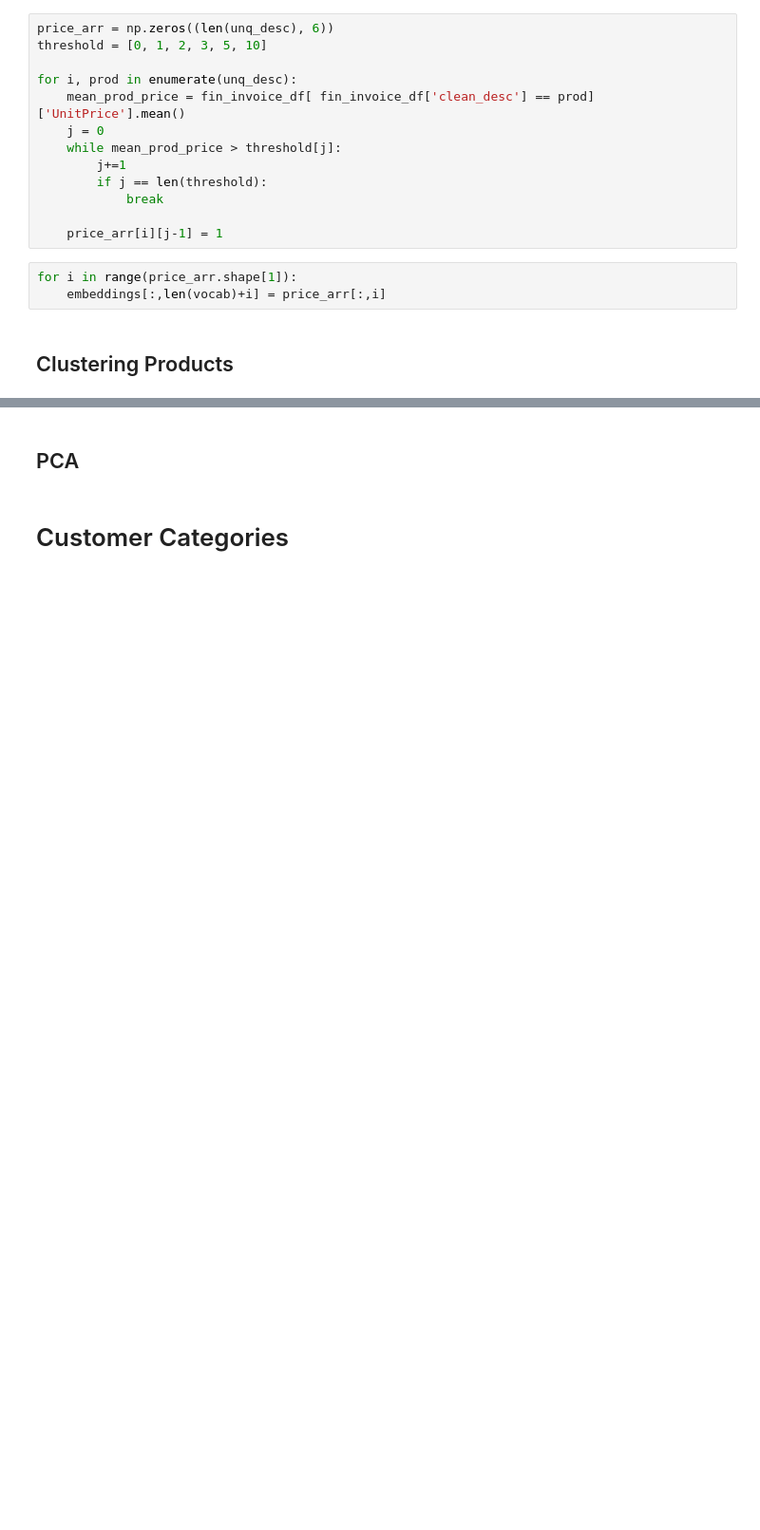
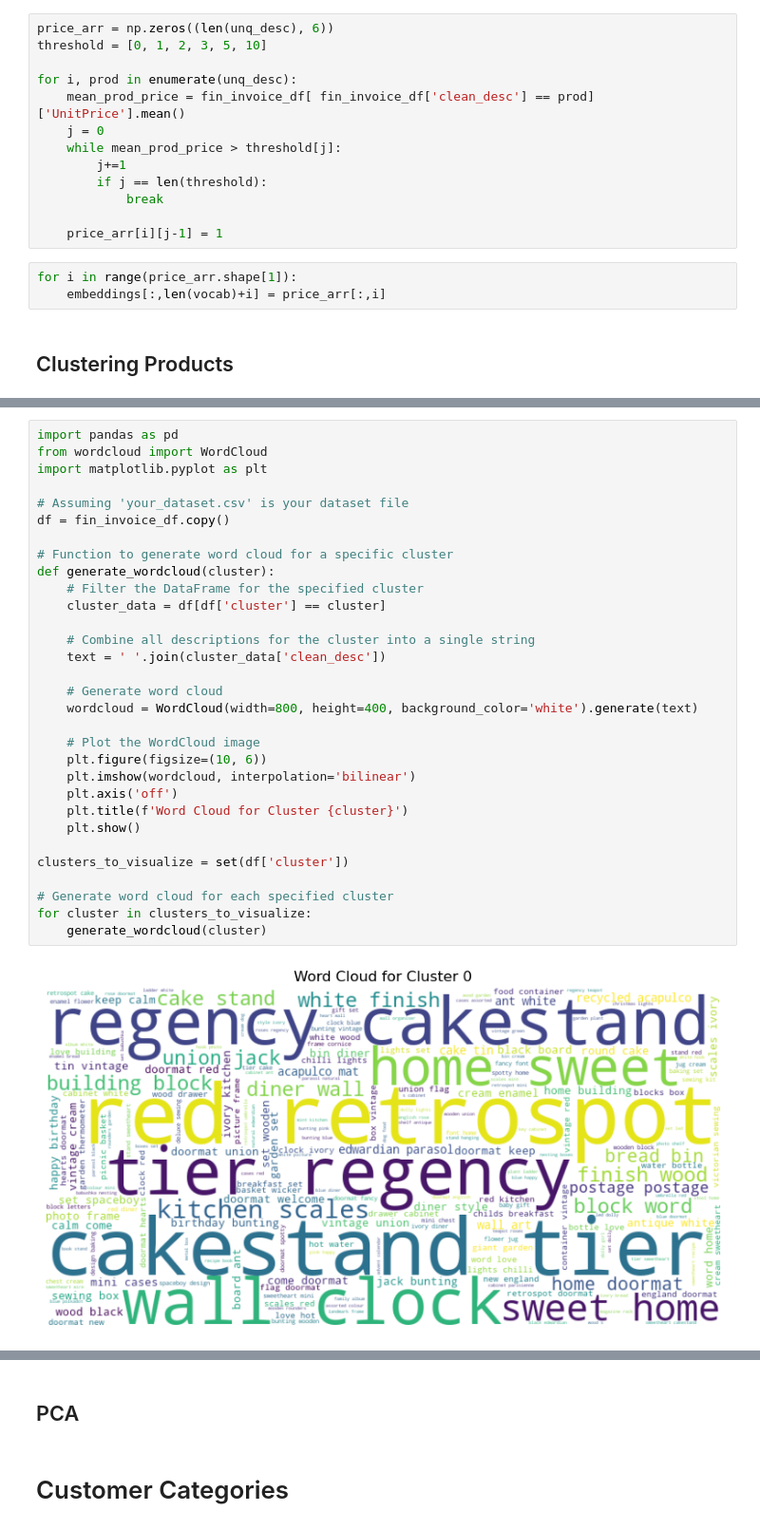
Before and after one commit to shubhjadhav/Customer-Segmentation, a Jupyter notebook: Code/customer-segmentation.ipynb, the cells around one changed output, grey strips where cells are left out. Shown at 95% size. Drawn from its saved outputs; the diff is of its cells as text; blank space fills up the shorter version.

```diff
--- a/Code/customer-segmentation.ipynb
+++ b/Code/customer-segmentation.ipynb
@@ -548,0 +578,33 @@ plt.show()
+# %%
+import pandas as pd
+from wordcloud import WordCloud
+import matplotlib.pyplot as plt
+
+# Assuming 'your_dataset.csv' is your dataset file
+df = fin_invoice_df.copy()
+
+# Function to generate word cloud for a specific cluster
+def generate_wordcloud(cluster):
+    # Filter the DataFrame for the specified cluster
+    cluster_data = df[df['cluster'] == cluster]
+
+    # Combine all descriptions for the cluster into a single string
+    text = ' '.join(cluster_data['clean_desc'])
+
+    # Generate word cloud
+    wordcloud = WordCloud(width=800, height=400, background_color='white').generate(text)
+
+    # Plot the WordCloud image
+    plt.figure(figsize=(10, 6))
+    plt.imshow(wordcloud, interpolation='bilinear')
+    plt.axis('off')
+    plt.title(f'Word Cloud for Cluster {cluster}')
+    plt.show()
+
+clusters_to_visualize = set(df['cluster'])
+
+# Generate word cloud for each specified cluster
+for cluster in clusters_to_visualize:
+    generate_wordcloud(cluster)
+# %% [output]
+[figure, added]
```
Also changed, not shown: parts of 31 cells of this notebook, 1 other file.
